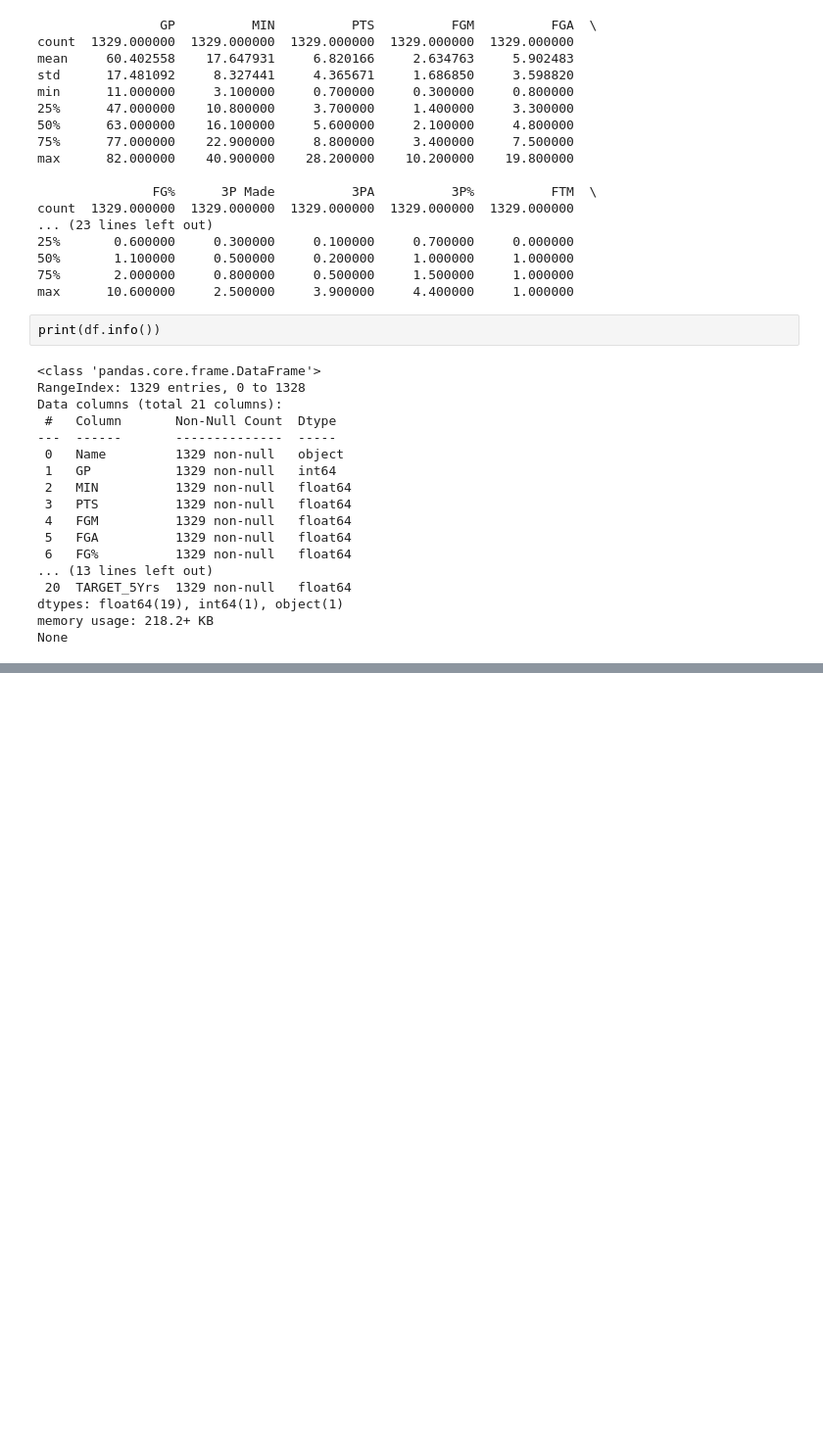
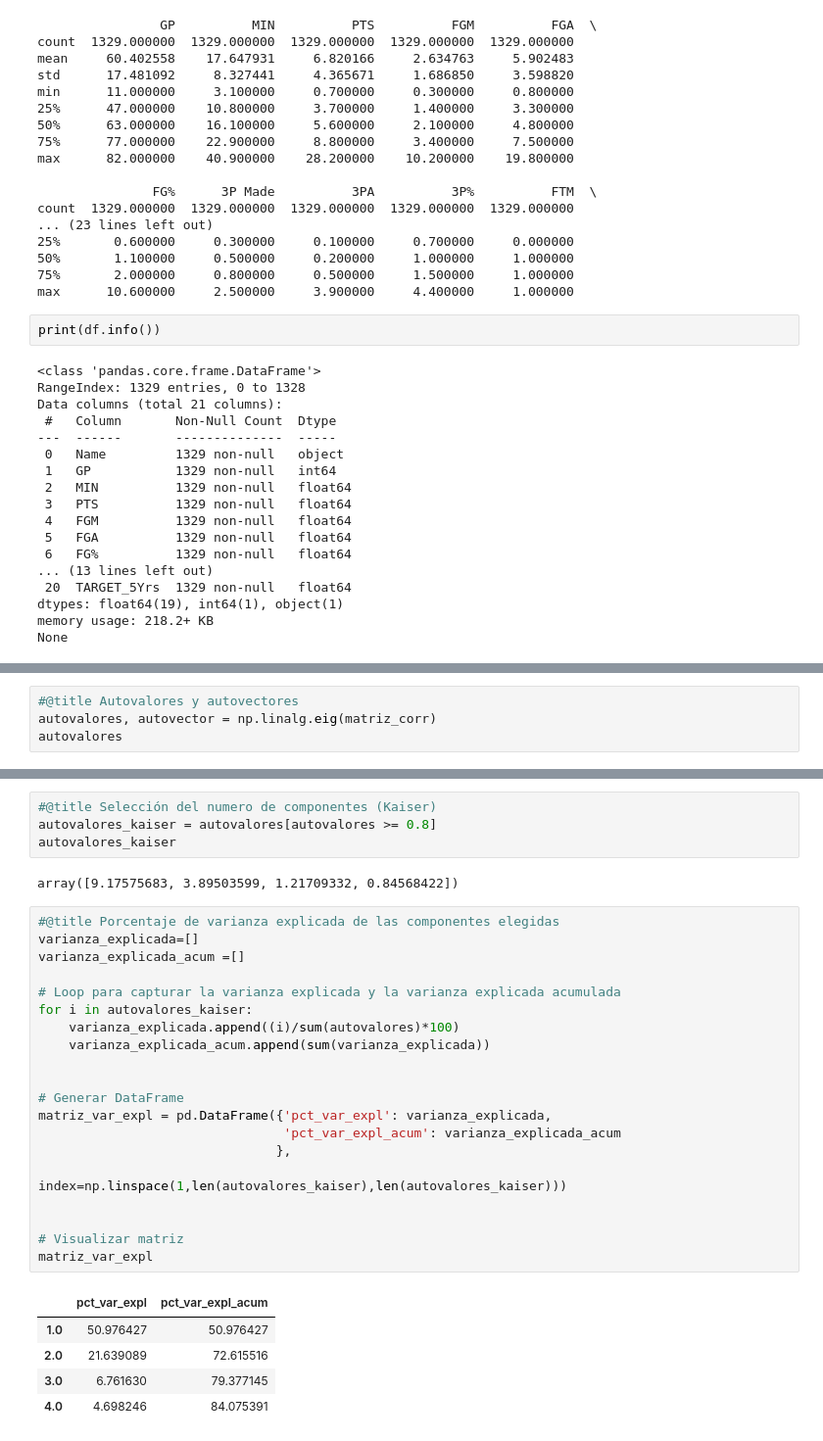
Before and after one commit to riikaardooo/Ciencia-de-Datos, a Jupyter notebook: Tarea.ipynb, the cells around one changed output, grey strips where cells are left out. Shown at 98% size. Drawn from its saved outputs; the diff is of its cells as text; blank space fills up the shorter version.

```diff
--- a/Tarea.ipynb
+++ b/Tarea.ipynb
@@ -68,0 +167,4 @@ None
+# %%
+#@title Autovalores y autovectores
+autovalores, autovector = np.linalg.eig(matriz_corr)
+autovalores
@@ -68,0 +187,32 @@ None
+# %%
+#@title Selección del numero de componentes (Kaiser)
+autovalores_kaiser = autovalores[autovalores >= 0.8]
+autovalores_kaiser
+# %% [output]
+array([9.17575683, 3.89503599, 1.21709332, 0.84568422])
+# %%
+#@title Porcentaje de varianza explicada de las componentes elegidas
+varianza_explicada=[]
+varianza_explicada_acum =[]
+
+# Loop para capturar la varianza explicada y la varianza explicada acumulada
+for i in autovalores_kaiser:
+    varianza_explicada.append((i)/sum(autovalores)*100)
+    varianza_explicada_acum.append(sum(varianza_explicada))
+
+
+# Generar DataFrame
+matriz_var_expl = pd.DataFrame({'pct_var_expl': varianza_explicada,
+                                'pct_var_expl_acum': varianza_explicada_acum
+                               },
+                               index=np.linspace(1,len(autovalores_kaiser),len(autovalores_kaiser)))
+
+
+# Visualizar matriz
+matriz_var_expl
+# %% [output]
+|  | pct_var_expl | pct_var_expl_acum |
+| 1.0 | 50.976427 | 50.976427 |
+| 2.0 | 21.639089 | 72.615516 |
+| 3.0 | 6.761630 | 79.377145 |
+| 4.0 | 4.698246 | 84.075391 |
```
Also changed, not shown: parts of 9 cells of this notebook.
